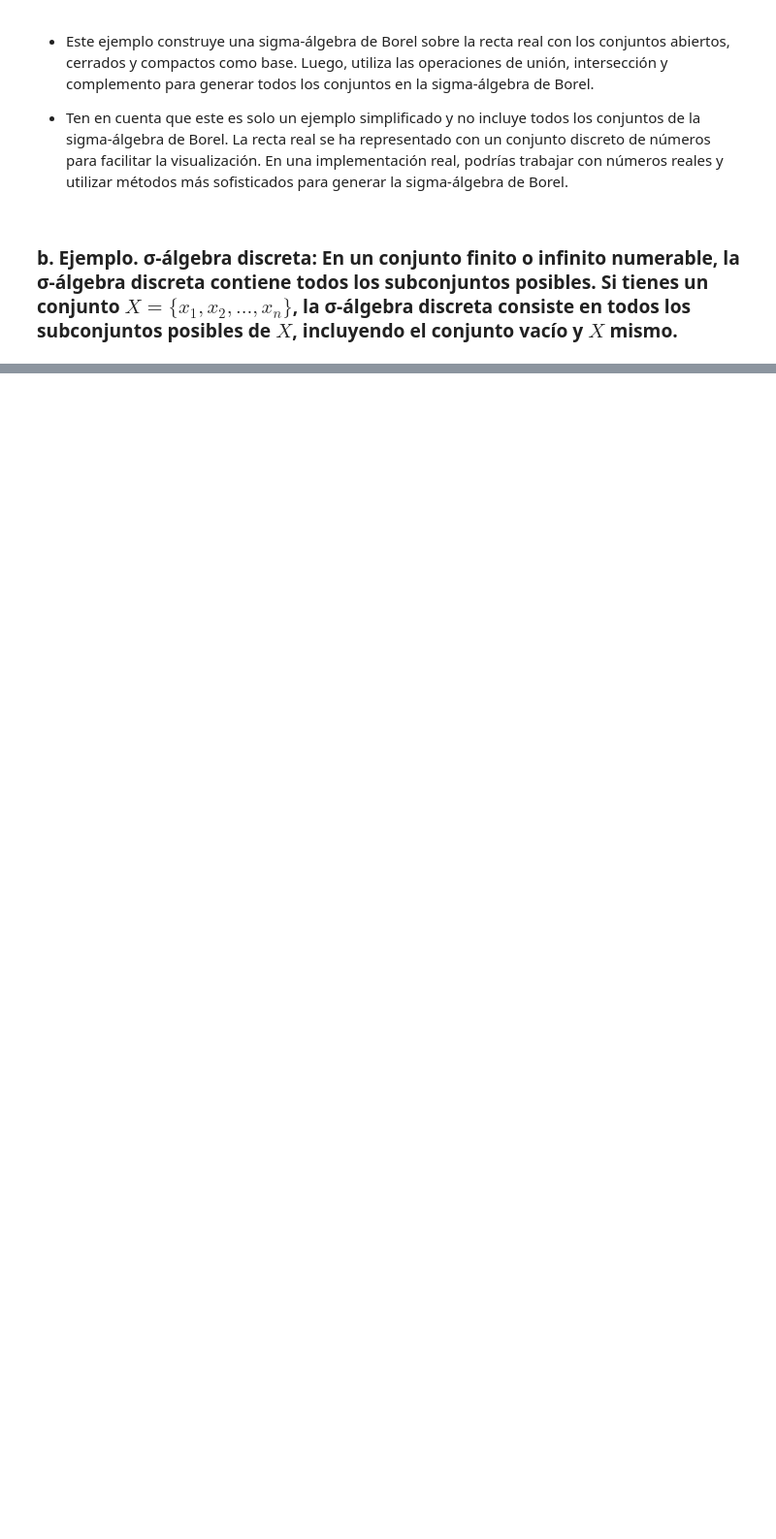
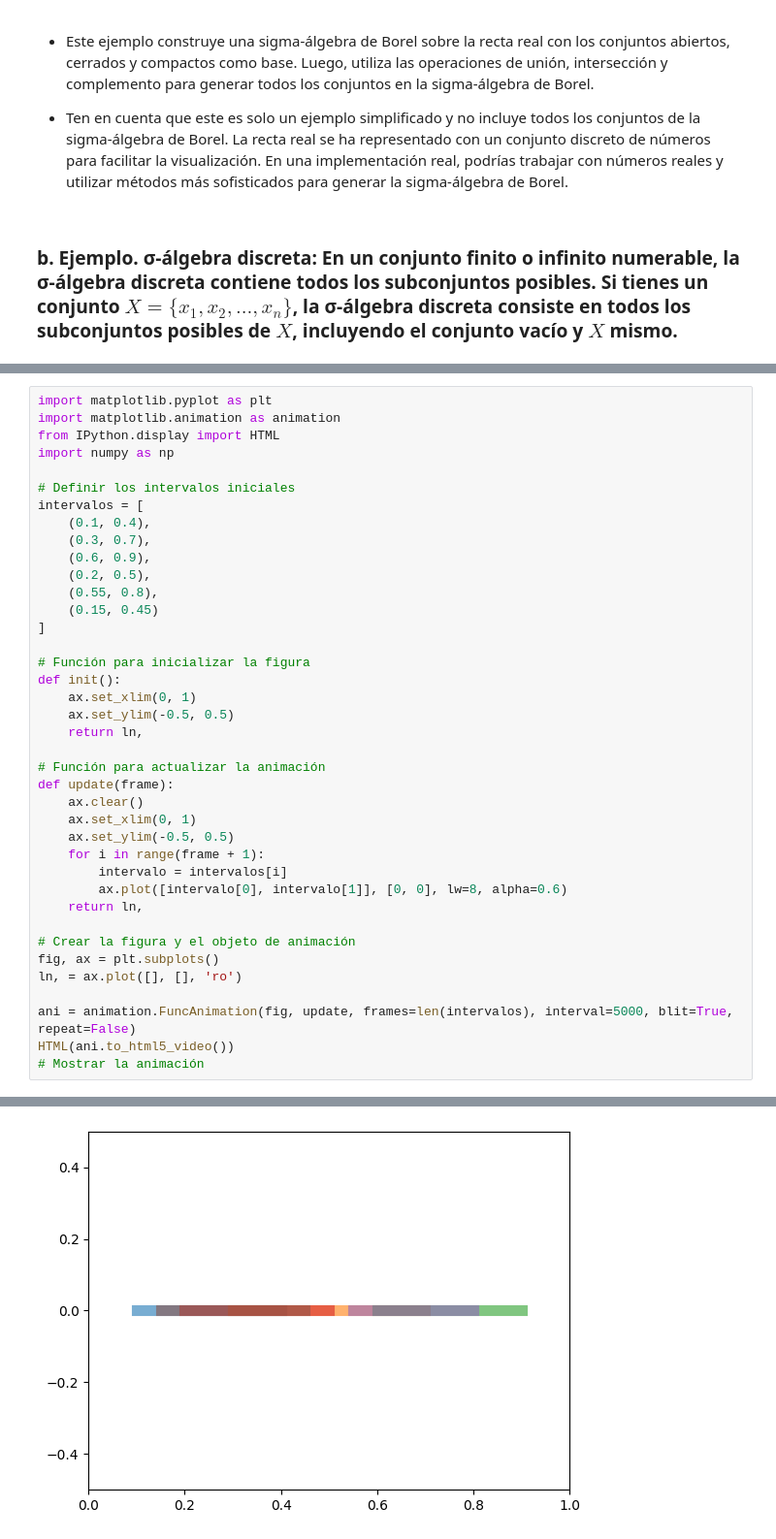
Before and after one commit to JSEFERINO/Teoria-de-Probabilidad-MEYCD, a Jupyter notebook: 05_Probabilidad_5.ipynb, the cells around one changed output, grey strips where cells are left out. Shown at 97% size. Saved outputs shown, nothing was run; the diff lists cells and outputs as text; blank space fills up the shorter version.

```diff
--- a/05_Probabilidad_5.ipynb
+++ b/05_Probabilidad_5.ipynb
@@ -385,0 +336,40 @@ discrete_sigma.print_sigma_algebra()
+# %%
+import matplotlib.pyplot as plt
+import matplotlib.animation as animation
+from IPython.display import HTML
+import numpy as np
+
+# Definir los intervalos iniciales
+intervalos = [
+    (0.1, 0.4),
+    (0.3, 0.7),
+    (0.6, 0.9),
+    (0.2, 0.5),
+    (0.55, 0.8),
+    (0.15, 0.45)
+]
+
+# Función para inicializar la figura
+def init():
+    ax.set_xlim(0, 1)
+    ax.set_ylim(-0.5, 0.5)
+    return ln,
+
+# Función para actualizar la animación
+def update(frame):
+    ax.clear()
+    ax.set_xlim(0, 1)
+    ax.set_ylim(-0.5, 0.5)
+    for i in range(frame + 1):
+        intervalo = intervalos[i]
+        ax.plot([intervalo[0], intervalo[1]], [0, 0], lw=8, alpha=0.6)
+    return ln,
+
+# Crear la figura y el objeto de animación
+fig, ax = plt.subplots()
+ln, = ax.plot([], [], 'ro')
+
+ani = animation.FuncAnimation(fig, update, frames=len(intervalos), interval=5000, blit=True, repeat=False)
+HTML(ani.to_html5_video())
+# Mostrar la animación
+# %% [output]
@@ -385,0 +377 @@ discrete_sigma.print_sigma_algebra()
+[figure, added]
```
Also changed, not shown: parts of 10 cells of this notebook.
